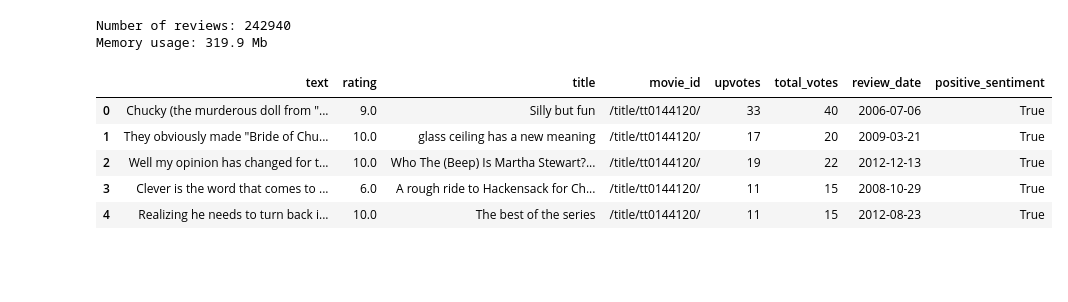
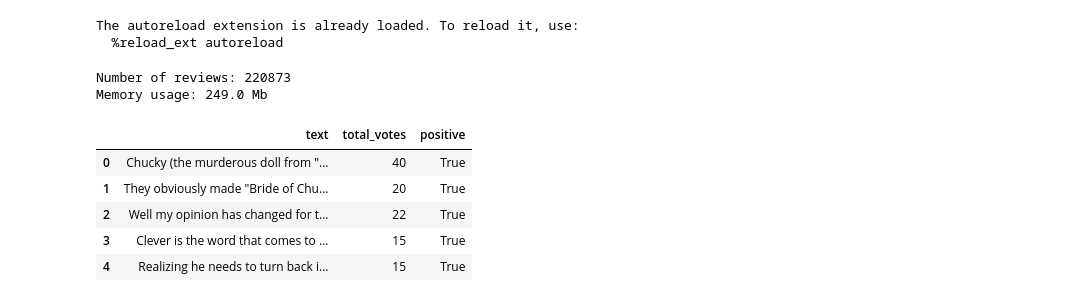
Before and after one commit to ilyamil/movie_reviews_classification, a Jupyter notebook: notebooks/model_baseline.ipynb, the cells around one changed output. Cells and saved outputs as stored; diff of their text form; code cells hidden in the pictures; blank space fills up the shorter version.

```diff
--- a/notebooks/model_baseline.ipynb
+++ b/notebooks/model_baseline.ipynb
@@ -8,0 +1,39 @@ from tqdm.auto import tqdm
+# %%
+import os
+import sys
+import time
+import yaml
+import pandas as pd
+import matplotlib.pyplot as plt
+from tqdm.auto import tqdm
+from typing import Tuple, List, Dict, Callable, Iterable
+from sklearn.feature_extraction.text import TfidfVectorizer
+from sklearn.linear_model import LogisticRegression
+from sklearn.svm import SVC
+from sklearn.pipeline import Pipeline
+from sklearn.decomposition import PCA, TruncatedSVD
+from sklearn.model_selection import (
+    train_test_split,
+    learning_curve,
+    cross_val_score,
+    cross_validate
+)
+from sklearn.tree import DecisionTreeClassifier
+from sklearn.ensemble import RandomForestClassifier
+from sklearn.neighbors import KNeighborsClassifier
+from sklearn.naive_bayes import MultinomialNB
+from sklearn.metrics import (
+    classification_report,
+    accuracy_score,
+    f1_score
+)
+
+sys.path.append(os.path.join('..', 'src'))
+
+from tweets_sentiment_analysis.core.preprocessing import TextPreprocessor
+
+%load_ext autoreload
+%autoreload 2
+# %% [output]
+The autoreload extension is already loaded. To reload it, use:
+  %reload_ext autoreload
@@ -18,24 +51,26 @@ storage_options = {
 # %%
 partition_uri = f's3://{credentials["aws"]["bucket"]}/reviews/reviews_partition_1.csv'
 partition = pd.read_csv(
     partition_uri,
     compression='gzip',
-    storage_options=storage_options
+    storage_options=storage_options,
+    usecols=['text', 'rating', 'total_votes']
 )
-partition = partition.drop('author', axis=1).astype({'review_date': 'datetime64[D]'})
-partition['positive_sentiment'] = partition['rating'] > 5
+partition['positive'] = partition['rating'] > 5
+partition = partition[~partition['rating'].isna()].drop('rating', axis=1)
+
 mem = partition.memory_usage(deep=True).sum()/1024/1024
 print('Number of reviews:', len(partition))
 print(f'Memory usage: {mem:.1f} Mb')
 partition.head()
 # %% [output]
-Number of reviews: 242940
-Memory usage: 319.9 Mb
+Number of reviews: 220873
+Memory usage: 249.0 Mb
-|  | text | rating | title | movie_id | upvotes | total_votes | review_date | positive_sentiment |
-| 0 | Chucky (the murderous doll from "... | 9.0 | Silly but fun | /title/tt0144120/ | 33 | 40 | 2006-07-06 | True |
-| 1 | They obviously made "Bride of Chu... | 10.0 | glass ceiling has a new meaning | /title/tt0144120/ | 17 | 20 | 2009-03-21 | True |
-| 2 | Well my opinion has changed for t... | 10.0 | Who The (Beep) Is Martha Stewart?... | /title/tt0144120/ | 19 | 22 | 2012-12-13 | True |
-| 3 | Clever is the word that comes to ... | 6.0 | A rough ride to Hackensack for Ch... | /title/tt0144120/ | 11 | 15 | 2008-10-29 | True |
-| 4 | Realizing he needs to turn back i... | 10.0 | The best of the series | /title/tt0144120/ | 11 | 15 | 2012-08-23 | True |
+|  | text | total_votes | positive |
+| 0 | Chucky (the murderous doll from "... | 40 | True |
+| 1 | They obviously made "Bride of Chu... | 20 | True |
+| 2 | Well my opinion has changed for t... | 22 | True |
+| 3 | Clever is the word that comes to ... | 15 | True |
+| 4 | Realizing he needs to turn back i... | 15 | True |
 # %%
 partition_sample = (
```
Also changed, not shown: parts of 28 cells of this notebook, 3 other files.
